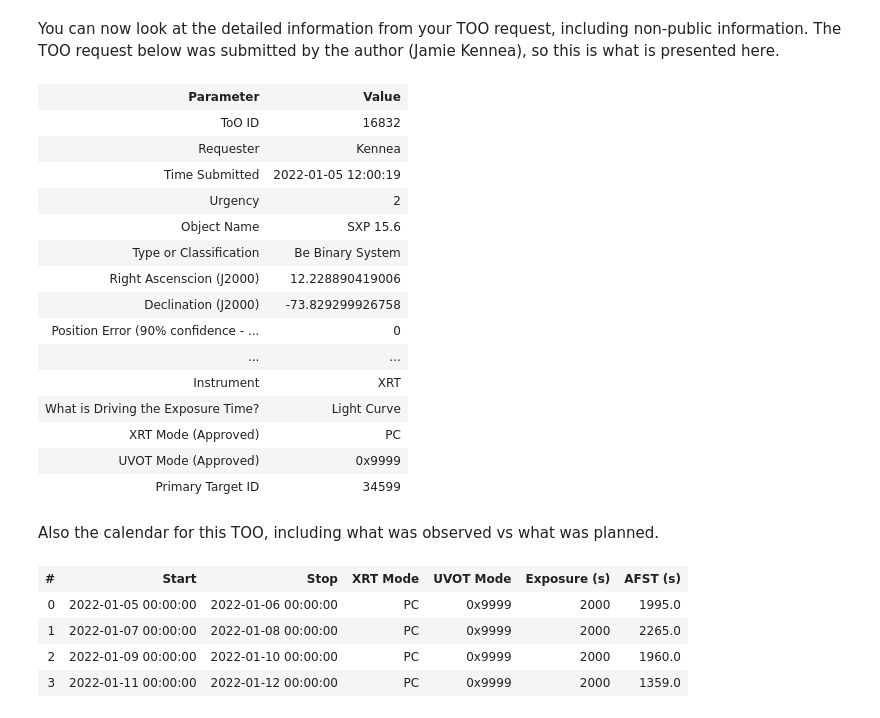
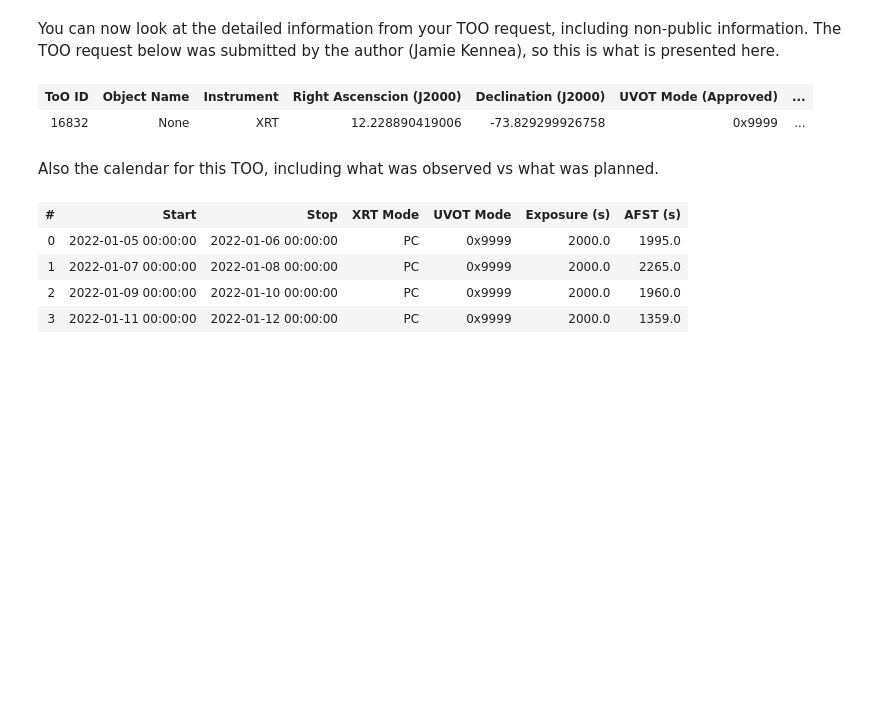
Before and after one commit to Swift-SOT/swifttools, a Jupyter notebook: examples/Swift TOO Requests Example Notebook.ipynb, the cells around one changed output. Cells and saved outputs as stored; diff of their text form; code cells hidden in the pictures; blank space fills up the shorter version.

```diff
--- a/examples/Swift TOO Requests Example Notebook.ipynb
+++ b/examples/Swift TOO Requests Example Notebook.ipynb
@@ -120,7 +121,7 @@ So far the information we have retrieved is what is available publically. This i
 # %%
 mytoo = TOORequests()
 mytoo.username = "myuser"
-mytoo.shared_secret = 'my_shared_secret'
+mytoo.shared_secret = 'mysharedsecret'
 mytoo.detail = True
 mytoo.too_id = 16832
 mytoo.submit()
@@ -129,31 +130,17 @@ True
 # %% [markdown]
 You can now look at the detailed information from your TOO request, including non-public information. The TOO request below was submitted by the author (Jamie Kennea), so this is what is presented here.
 # %%
-mytoo[0]
+mytoo
 # %% [output]
-| Parameter | Value |
-| ToO ID | 16832 |
-| Requester | Kennea |
-| Time Submitted | 2022-01-05 12:00:19 |
-| Urgency | 2 |
-| Object Name | SXP 15.6 |
-| Type or Classification | Be Binary System |
-| Right Ascenscion (J2000) | 12.228890419006 |
-| Declination (J2000) | -73.829299926758 |
-| Position Error (90% confidence - ... | 0 |
-| ... | ... |
-| Instrument | XRT |
-| What is Driving the Exposure Time? | Light Curve |
-| XRT Mode (Approved) | PC |
-| UVOT Mode (Approved) | 0x9999 |
-| Primary Target ID | 34599 |
+| ToO ID | Object Name | Instrument | Right Ascenscion (J2000) | Declination (J2000) | UVOT Mode (Approved) | ... |
+| 16832 | None | XRT | 12.228890419006 | -73.829299926758 | 0x9999 | ... |
 # %% [markdown]
 Also the calendar for this TOO, including what was observed vs what was planned.
 # %%
 mytoo[0].calendar
 # %% [output]
 | # | Start | Stop | XRT Mode | UVOT Mode | Exposure (s) | AFST (s) |
-| 0 | 2022-01-05 00:00:00 | 2022-01-06 00:00:00 | PC | 0x9999 | 2000 | 1995.0 |
-| 1 | 2022-01-07 00:00:00 | 2022-01-08 00:00:00 | PC | 0x9999 | 2000 | 2265.0 |
-| 2 | 2022-01-09 00:00:00 | 2022-01-10 00:00:00 | PC | 0x9999 | 2000 | 1960.0 |
-| 3 | 2022-01-11 00:00:00 | 2022-01-12 00:00:00 | PC | 0x9999 | 2000 | 1359.0 |
+| 0 | 2022-01-05 00:00:00 | 2022-01-06 00:00:00 | PC | 0x9999 | 2000.0 | 1995.0 |
+| 1 | 2022-01-07 00:00:00 | 2022-01-08 00:00:00 | PC | 0x9999 | 2000.0 | 2265.0 |
+| 2 | 2022-01-09 00:00:00 | 2022-01-10 00:00:00 | PC | 0x9999 | 2000.0 | 1960.0 |
+| 3 | 2022-01-11 00:00:00 | 2022-01-12 00:00:00 | PC | 0x9999 | 2000.0 | 1359.0 |
```
Also changed, not shown: parts of 6 cells of this notebook, 35 other files.
